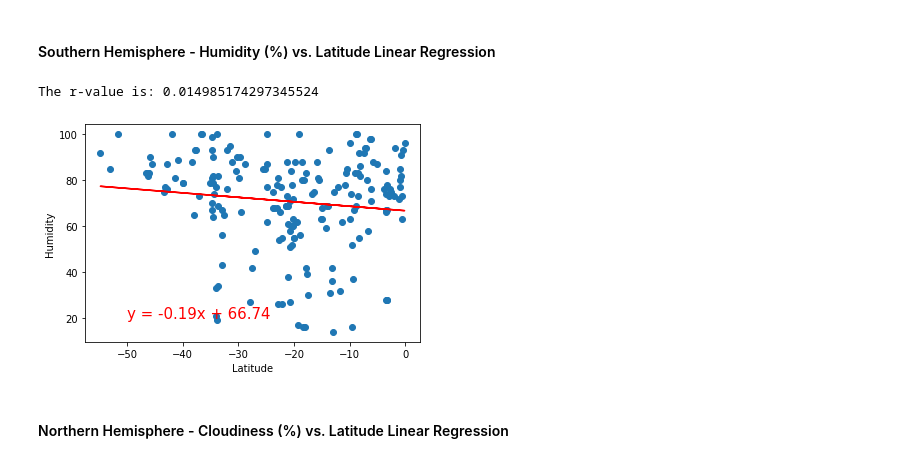
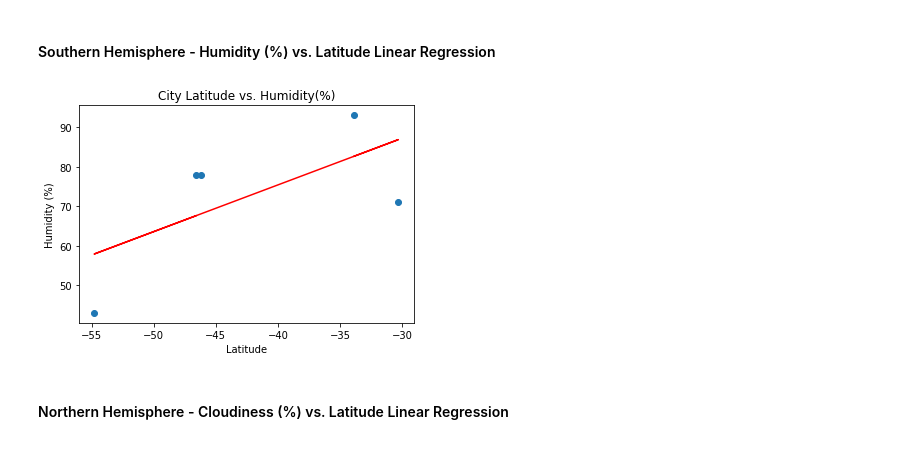
Before and after one commit to kborig89/python-api-challenge, a Jupyter notebook: WeatherPy.ipynb, the cells around one changed output. Drawn from its saved outputs; the diff is of its cells as text; code cells hidden in the pictures.

```diff
--- a/WeatherPy.ipynb
+++ b/WeatherPy.ipynb
@@ -109,8 +109,8 @@ for city in cities:
 
 
         print(f" City processed {city_count} of set{count}|{city}")
-        if city_count>10:
-            break
+        #if city_count>10:
+            #break
 
     except:
         print("City was not found. Skipping to next")
@@ -336,26 +338,28 @@ The r-value is: 0.000543987878808455
 # %% [markdown]
 ####  Southern Hemisphere - Humidity (%) vs. Latitude Linear Regression
 # %%
-lat_temp_reg_fig=plt.figure()
-southern=(["Latitude"]< 0)
-plt.scatter(weather_df["Latitude"],weather_df["Max Temp"])
+
+south_df=city_list_df.loc[(city_list_df["Lat"]<0)]
+
+slat_hum_reg_fig=plt.figure()
+
+plt.scatter(south_df["Lat"],south_df["Humidity"])
 plt.xlabel("Latitude")
-plt.ylabel("Max Temperature (F)")
-plt.title("City Latitude vs. Max Tempperature (date)")
+plt.ylabel("Humidity (%)")
+plt.title("City Latitude vs. Humidity(%)")
 
 
-(slope, intercept, rvalue, pvalue, stderr)= stats.linregress(weather_df["Latitude"],weather_df["Max Temp"])
-regress_values= capomulinavg["Latitude"] * slope + intercept
+(slope, intercept, rvalue, pvalue, stderr)= linregress(south_df["Lat"],south_df["Humidity"])
+regress_values= south_df["Lat"] * slope + intercept
 line_eq="y = " + str(round(slope,2)) + "x +" +str(round(intercept,2))
 
-plt.plot(capomulinavg["Latitude"],regress_values,"r-")
+plt.plot(south_df["Lat"],regress_values,"r-")
 
 plt.show()
 
-lat_temp_reg_fig.savefig("scatter_lat_temp_regression.png")
+slat_hum_reg_fig.savefig("scatter_lat_hum_regression_south.png")
 # %% [output]
-The r-value is: 0.014985174297345524
-[figure, old version]
+[figure, new version]
 # %% [markdown]
 ####  Northern Hemisphere - Cloudiness (%) vs. Latitude Linear Regression
 # %%
```
Also changed, not shown: parts of 14 cells of this notebook, 13 other files.
